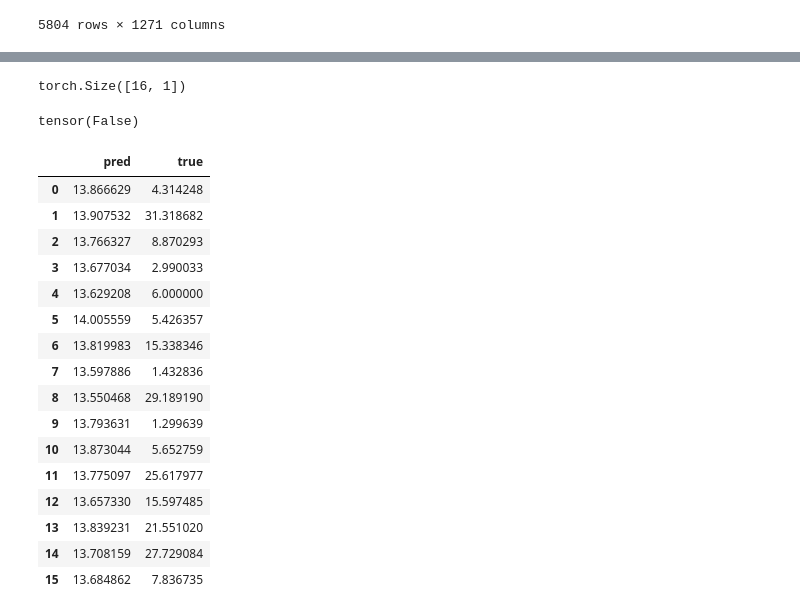
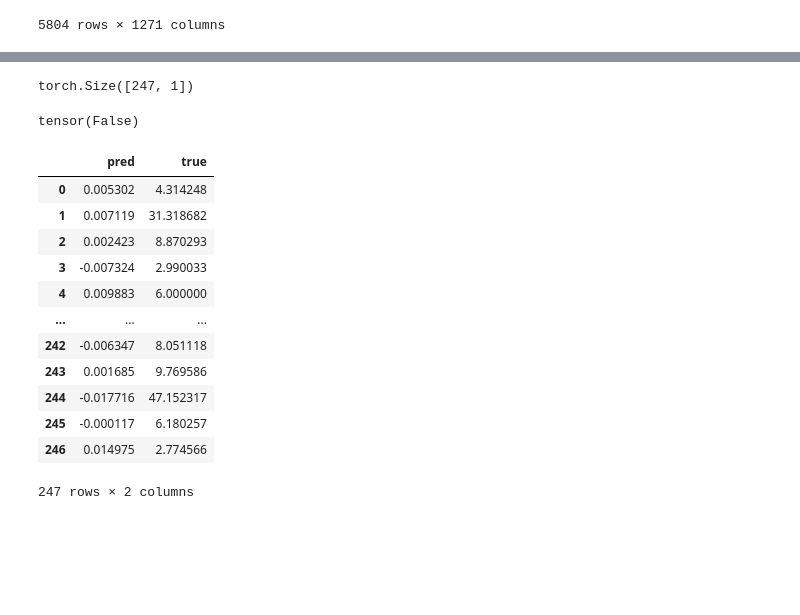
Before and after one commit to EshanJayasundara/Sleep-Apnea-and-Pulse-Oximetry, a Jupyter notebook: usage/sleep_apnea_detection_deeplearning.ipynb, the cells around one changed output, grey strips where cells are left out. Drawn from its saved outputs; the diff is of its cells as text; code cells hidden in the pictures; blank space fills up the shorter version.

```diff
--- a/usage/sleep_apnea_detection_deeplearning.ipynb
+++ b/usage/sleep_apnea_detection_deeplearning.ipynb
@@ -219,11 +233,11 @@ from tqdm import tqdm
 
 # Suppose batch_tensor is your input: shape (16, 1, 25200)
 # And you have corresponding AHI labels:
-ahi_labels_np = shhs1_dataset_df[(200000 < shhs1_dataset_df["nsrrid"]) & (shhs1_dataset_df["nsrrid"] < 200017)]["ahi_o0h3"].values.astype(np.float32)
+ahi_labels_np = shhs1_dataset_df[shhs1_dataset_df["nsrrid"].isin(ids)]["ahi_o0h3"].values.astype(np.float32)
 ahi_labels = torch.tensor(ahi_labels_np).unsqueeze(1)
-ahi_mean = ahi_labels.mean()
-ahi_std = ahi_labels.std()
-ahi_labels = (ahi_labels - ahi_mean) / ahi_std
+# ahi_mean = ahi_labels.mean()
+# ahi_std = ahi_labels.std()
+# ahi_labels = (ahi_labels - ahi_mean) / ahi_std
 
 # Define model
 model = OxiNetCNN()
@@ -278,35 +292,31 @@ Epoch 1000/1000, Loss: 2.3005332361325515e-10
 model = OxiNetCNN()
 ahi_pred = model(batch_tensor)
 
-ahi_pred = ahi_pred * ahi_std + ahi_mean
+# ahi_pred = ahi_pred * ahi_std + ahi_mean
 
 print(ahi_pred.shape)  # Expected: torch.Size([16, 1])
 # %% [output]
-torch.Size([16, 1])
+torch.Size([247, 1])
 # %%
 print(torch.isnan(batch_tensor).any())
 # %% [output]
 tensor(False)
 # %%
-pd.DataFrame({"pred": ahi_pred.squeeze(1).tolist(), "true": ahi_labels_np.tolist()})
+pd.DataFrame({"pred": ahi_pred.squeeze(1).tolist(), "true": ahi_labels.squeeze(1).tolist()})
 # %% [output]
 |  | pred | true |
-| 0 | 13.866629 | 4.314248 |
-| 1 | 13.907532 | 31.318682 |
-| 2 | 13.766327 | 8.870293 |
-| 3 | 13.677034 | 2.990033 |
-| 4 | 13.629208 | 6.000000 |
-| 5 | 14.005559 | 5.426357 |
-| 6 | 13.819983 | 15.338346 |
-| 7 | 13.597886 | 1.432836 |
-| 8 | 13.550468 | 29.189190 |
-| 9 | 13.793631 | 1.299639 |
-| 10 | 13.873044 | 5.652759 |
-| 11 | 13.775097 | 25.617977 |
-| 12 | 13.657330 | 15.597485 |
-| 13 | 13.839231 | 21.551020 |
-| 14 | 13.708159 | 27.729084 |
-| 15 | 13.684862 | 7.836735 |
+| 0 | 0.005302 | 4.314248 |
+| 1 | 0.007119 | 31.318682 |
+| 2 | 0.002423 | 8.870293 |
+| 3 | -0.007324 | 2.990033 |
+| 4 | 0.009883 | 6.000000 |
+| ... | ... | ... |
+| 242 | -0.006347 | 8.051118 |
+| 243 | 0.001685 | 9.769586 |
+| 244 | -0.017716 | 47.152317 |
+| 245 | -0.000117 | 6.180257 |
+| 246 | 0.014975 | 2.774566 |
+247 rows × 2 columns
 # %%
 plt.scatter(ahi_pred.squeeze(1).tolist(), ahi_labels.squeeze(1).tolist())
 # %% [output]
```
Also changed, not shown: parts of 9 cells of this notebook, 2 other files.
